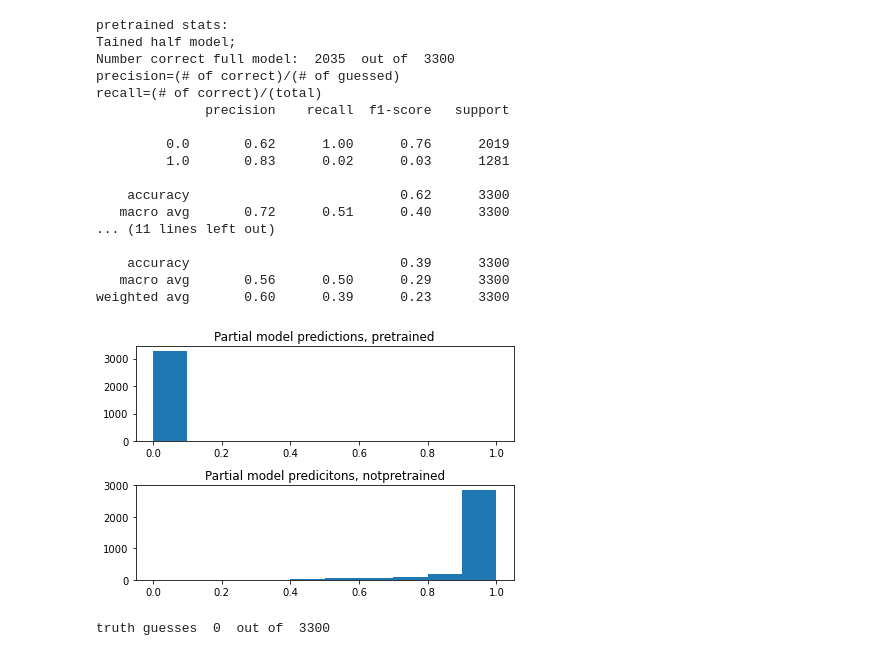
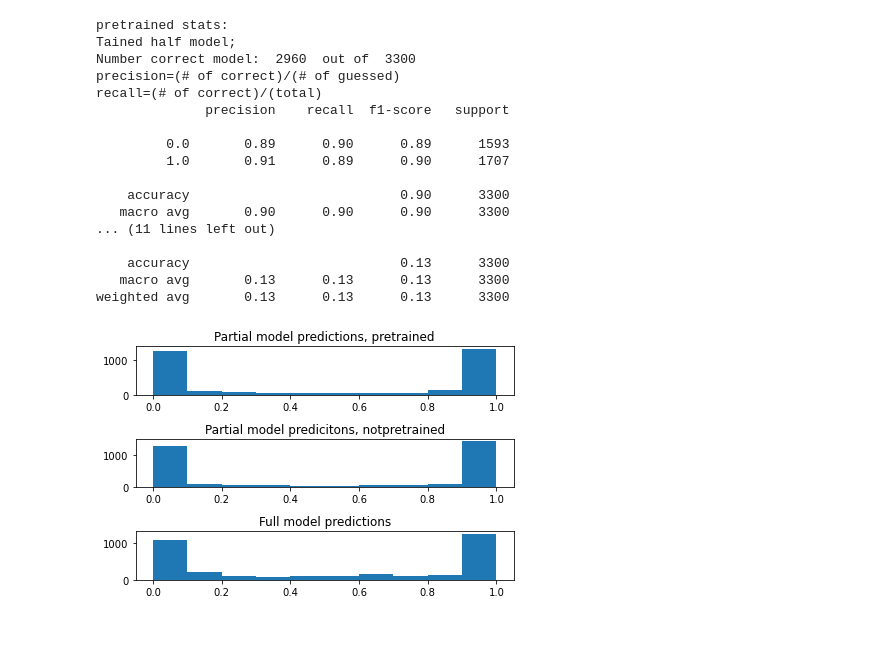
Before and after one commit to alexchristie97/Binary_classification_ground_truth, a Jupyter notebook: DoublemodelCleaned.ipynb, the cells around one changed output. Cells and saved outputs as stored; diff of their text form; code cells hidden in the pictures.

```diff
--- a/DoublemodelCleaned.ipynb
+++ b/DoublemodelCleaned.ipynb
@@ -608,6 +579,23 @@ halfmodeltrained.layer_5 = copy.deepcopy(parralel.layer1_5)
 halfmodeltrained.layer_out = copy.deepcopy(parralel.layer1_out)
 
 
+
+halfmodeltrained.batchnorm1 = copy.deepcopy(parralel.batchnorm1_1)
+halfmodeltrained.batchnorm2 = copy.deepcopy(parralel.batchnorm1_2)
+halfmodeltrained.batchnorm3 = copy.deepcopy(parralel.batchnorm1_3)
+halfmodeltrained.batchnorm4 = copy.deepcopy(parralel.batchnorm1_4)
+halfmodeltrained.batchnorm5 = copy.deepcopy(parralel.batchnorm1_5)
+
+
+
+
+
+
+
+
+
+
+
 halfmodellow.layer_1 = copy.deepcopy(parralel.layer2_1)
 halfmodellow.layer_2 = copy.deepcopy(parralel.layer2_2)
 halfmodellow.layer_3 = copy.deepcopy(parralel.layer2_3)
@@ -615,6 +603,13 @@ halfmodellow.layer_4 = copy.deepcopy(parralel.layer2_4)
 halfmodellow.layer_5 = copy.deepcopy(parralel.layer2_5)
 halfmodellow.layer_out = copy.deepcopy(parralel.layer2_out)
 
+
+
+halfmodellow.batchnorm1 = copy.deepcopy(parralel.batchnorm2_1)
+halfmodellow.batchnorm2 = copy.deepcopy(parralel.batchnorm2_2)
+halfmodellow.batchnorm3 = copy.deepcopy(parralel.batchnorm2_3)
+halfmodellow.batchnorm4 = copy.deepcopy(parralel.batchnorm2_4)
+halfmodellow.batchnorm5 = copy.deepcopy(parralel.batchnorm2_5)
 
 print("pretrained stats:")
 
@@ -645,7 +640,7 @@ for i in range(len(y_pretrianedlist)):
 
 
 print("Tained half model;")
-print("Number correct full model: ", correctcounter, " out of ", len(y_test))
+print("Number correct model: ", correctcounter, " out of ", len(y_test))
 print("precision=(# of correct)/(# of guessed)")
 print("recall=(# of correct)/(total)")
 print(classification_report(y_test, y_pretrianedlist))
@@ -674,50 +669,58 @@ y_untrained_unrounded = [a.squeeze().tolist() for a in y_untrained_unrounded]
 
 
 correctcounter=0
-for i in range(len(y_untrianedlist)):
+for i in range(len(y_pretrianedlist)):
     if y_untrianedlist[i]==y_test[i]:
         correctcounter=correctcounter+1
 
 
+
+
 print("untained half model;")
-print("Number correct full model: ", correctcounter, " out of ", len(y_test))
+print("Number correct model: ", correctcounter, " out of ", len(y_test))
 print("precision=(# of correct)/(# of guessed)")
 print("recall=(# of correct)/(total)")
 print(classification_report(y_test, y_untrianedlist))
 # %% [output]
 pretrained stats:
 Tained half model;
-Number correct full model:  2035  out of  3300
+Number correct model:  2960  out of  3300
 precision=(# of correct)/(# of guessed)
 recall=(# of correct)/(total)
               precision    recall  f1-score   support
 
-         0.0       0.62      1.00      0.76      2019
-         1.0       0.83      0.02      0.03      1281
+         0.0       0.89      0.90      0.89      1593
+         1.0       0.91      0.89      0.90      1707
 
-    accuracy                           0.62      3300
-   macro avg       0.72      0.51      0.40      3300
+    accuracy                           0.90      3300
+   macro avg       0.90      0.90      0.90      3300
 ... (11 lines left out)
 
-    accuracy                           0.39      3300
-   macro avg       0.56      0.50      0.29      3300
-weighted avg       0.60      0.39      0.23      3300
+    accuracy                           0.13      3300
+   macro avg       0.13      0.13      0.13      3300
+weighted avg       0.13      0.13      0.13      3300
 # %%
 #histograms
 xbins=[0,.1,.2,.3,.4,.5,.6,.7,.8,.9,1]
 fig=plt.figure()
-trained_histo=fig.add_subplot(2,1,1)
-untrained_histo=fig.add_subplot(2,1,2)
+trained_histo=fig.add_subplot(3,1,1)
+untrained_histo=fig.add_subplot(3,1,2)
+full_histo=fig.add_subplot(3,1,3)
+
 n, bins, patches = trained_histo.hist(y_pretrainedunrounded,xbins)
 n, bins, patches = untrained_histo.hist(y_untrained_unrounded,xbins)
+n, bins, patches = full_histo.hist(yparralelunrounded,xbins)
+
+
+
+
 untrained_histo.set_title('Partial model predicitons, notpretrained')
 trained_histo.set_title("Partial model predictions, pretrained")
+full_histo.set_title("Full model predictions")
 fig.tight_layout()
 
-#plt.hist(y_pretrainedunrounded, bins
-#plt.hist(y_untrained_unrounded, bins=[0,.1,.2,.3,.4,.5,.6,.7,.8,.9])
 
 
-plt.savefig('HIST_TRe2_N64_D10000_FULL_NOBIAS')
+#plt.savefig('HIST_TRe2_N64_D10000_FULL_NOBIAS')
 # %% [output]
-[figure, old version]
+[figure, new version]
@@ -828,14 +727,3 @@ for k in range(int(val)):
-# %%
-#counttruths
-truthcounter=0
-#for i in y_untrianedlist:
-#for i in y_pretrianedlist:
-    if i==0:
-        truthcounter=truthcounter+1
-
-print("truth guesses ", truthcounter, " out of ", len(y_pretrianedlist))
-# %% [output]
-truth guesses  0  out of  3300
 # %%
 #Parralel modelv2
 
```
Also changed, not shown: parts of 13 cells of this notebook, 2 other files.
